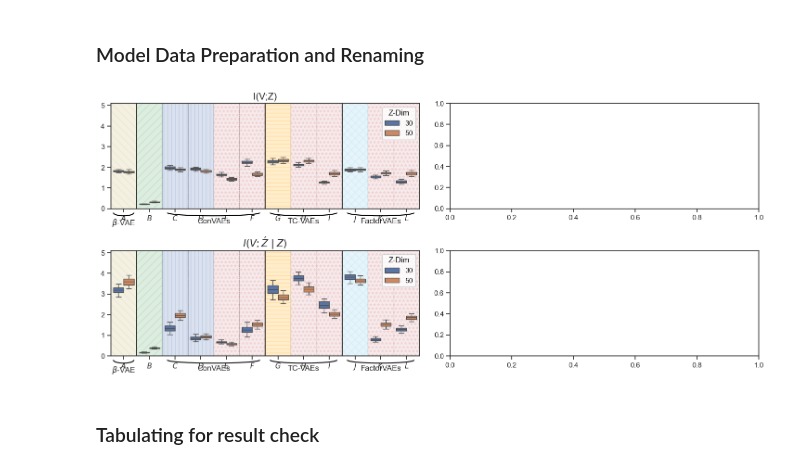
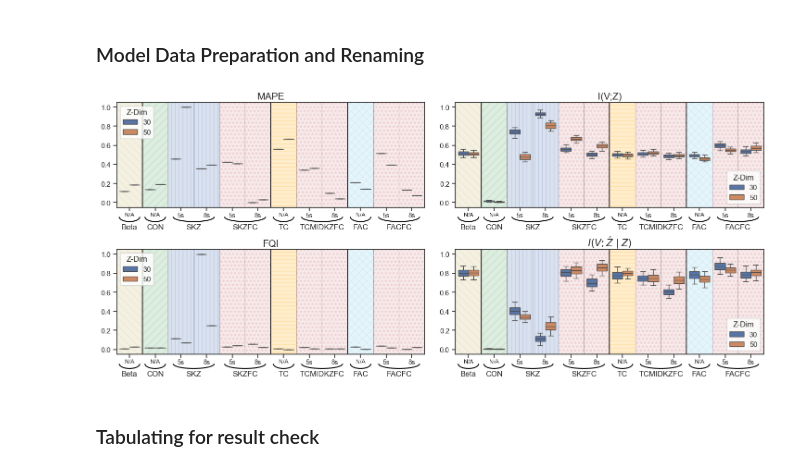
Before and after one commit to JunetaeKim/VABAM, a Jupyter notebook: VisualizationMetrics.ipynb, the cells around one changed output. Drawn from its saved outputs; the diff is of its cells as text; code cells hidden in the pictures.

```diff
--- a/VisualizationMetrics.ipynb
+++ b/VisualizationMetrics.ipynb
@@ -41,7 +41,7 @@ def add_underbrace(ax, center, text, width=2.0, height=0.2, y_offset=-0.15):
     ax.add_patch(arc)
 
     # Add the label text under the arc, disable clipping
-    text_artist = ax.text(center, y_offset - (height / 2)-0.1, text, ha='center', va='top', fontsize=12)
+    text_artist = ax.text(center, y_offset - (height / 2)-0.02, text, ha='center', va='top', fontsize=12)
     text_artist.set_clip_on(False)
 # %% [markdown]
 ### Aggregation of Mutual Information Tables for Model Evaluation
@@ -98,7 +109,7 @@ IITabList = ['BaseVAE_II_30',   'ConVAE_II_30', 'SKZ_II_30_500', 'SKZ_II_30_800'
 
 
 # Define a list of analytical metrics
-AnalMetricList = ['(1) I(V;Z)', '(2) $I(V; \\acute{Z} \\mid Z)$']
+AnalMetricList = ['(7) MAPE', '(8) FQI', '(i) I(V;Z)', '(ii) $I(V; \\acute{Z} \\mid Z)$']
 
 # Initialize a dictionary for renaming models
 ModelRename = {}
@@ -111,19 +122,20 @@ for model in MItableSet['Model'].unique():
 
     # Special renaming condition for models containing 'Base'
     if 'Base' in model:
-        ModelRename[model] = 'B-VAE'
+        ModelRename[model] = 'B-VAE_' +  ModelRename[model].split('_')[1]
 # %%
 # Set the table list for analysis and determine the NZ (New Zealand) list based on the first item in the list
-AnalTabList = IITabList  # Change to IITabList or ARTTabList as needed
+AnalTabList = ARTTabList  # Change to IITabList or ARTTabList as needed
 
 # Filter the MI table set for analysis based on the specified tables and metrics
-AnalMItableSet = MItableSet[(MItableSet['Model'].isin(AnalTabList)) & (MItableSet['Metrics'].isin(AnalMetricList))].reset_index(drop=True)
-AnalMItableSet['MetricNew'] = AnalMItableSet['Metrics'].str[4:]  # Extract new metric names
-metrics_categories = AnalMItableSet['MetricNew'].unique()
+AnaltableSet = AccMItab[(AccMItab['Model'].isin(AnalTabList)) & (AccMItab['Metrics'].isin(AnalMetricList))].reset_index(drop=True).copy()
+AnaltableSet['MetricNew'] = AnaltableSet['Metrics'].str.replace(r'\(\w+\)\s*', '', regex=True)
+AnaltableSet['Values'] = AnaltableSet.groupby('Metrics')['Values'].transform(lambda x: (x - x.min()) / (x.max() - x.min()))
+metrics_categories = ['MAPE','FQI', 'I(V;Z)', '$I(V; \\acute{Z} \\mid Z)$']
 
 # Rename models in the analysis table set and update the table list
-AnalMItableSet['Z-Dim'] = AnalMItableSet['Model'].apply(extract_dimension)
-AnalMItableSet['Model'] = AnalMItableSet['Model'].map(ModelRename)
+AnaltableSet['Z-Dim'] = AnaltableSet['Model'].apply(extract_dimension)
+AnaltableSet['Model'] = AnaltableSet['Model'].map(ModelRename)
 
 # Create a unique list 'UniqAnalTabList' that contains only the first occurrence of each item.
 AnalTabList = [ModelRename[item] if item in ModelRename else item for item in AnalTabList]
@@ -140,12 +152,12 @@ ModelLabels = [f'${letter}$' for letter in alphabet[:len(AnalTabList)]]
 DictModelLabel = {model: f'${alphabet[i]}$' for i, model in enumerate(UniqAnalTabList)}
 
 # Sort the DataFrame based on a created sorting key
-AnalMItableSet['SortKey'] = AnalMItableSet['Model'].map(DictModelLabel)
-AnalMItableSet = AnalMItableSet.sort_values(by='SortKey').drop(columns=['SortKey'])
+AnaltableSet['SortKey'] = AnaltableSet['Model'].map(DictModelLabel)
+AnaltableSet = AnaltableSet.sort_values(by='SortKey').drop(columns=['SortKey'])
 
 # Prepare for violin plot visualization
-global_min = AnalMItableSet['Values'].min()
-global_max = AnalMItableSet['Values'].max()
+global_min = AnaltableSet['Values'].min()
+global_max = AnaltableSet['Values'].max()
 total_models = len(AnalTabList)
 fixed_palette = sns.color_palette("Set2", total_models)
 
@@ -156,10 +168,11 @@ sns.set(style="ticks")
 fig, axes = plt.subplots(2, 2, figsize=(18, 8))  # Adjust the figure size as needed
 axes = axes.flatten(order='F')  # Flatten the 2D array of axes into 1D for easy iteration
 
+PlotIdx = 0
 # Plotting logic for each subplot
 for i, metric in enumerate(metrics_categories):
     ax = axes[i]
-    Subset = AnalMItableSet[AnalMItableSet['MetricNew'] == metric]
+    Subset = AnaltableSet[AnaltableSet['MetricNew'] == metric]
 
     # Sort models alphabetically based on the labels
     unique_models_subset = sorted(Subset['Model'].unique(), key=lambda x: DictModelLabel.get(x, ''))
@@ -170,7 +183,6 @@ for i, metric in enumerate(metrics_categories):
             ax.axvline(x=line_pos, color='black', linestyle='-', linewidth=1.2)
         else:
             ax.axvline(x=line_pos, color='grey', linestyle='--', linewidth=0.5)
-
 
         if 'B-VAE' in unique_models_subset[num]:
             ax.axvspan(line_pos-1., line_pos, facecolor='y', alpha=0.2, hatch='\\\\', edgecolor='y')
@@ -181,60 +193,66 @@ for i, metric in enumerate(metrics_categories):
         elif  'FACVAE_' in unique_models_subset[num]:
             ax.axvspan(line_pos-1., line_pos, facecolor='skyblue', alpha=0.2, hatch='xx', edgecolor='skyblue')
         elif  'SKZ_' in unique_models_subset[num]:
             ax.axvspan(line_pos-1., line_pos, facecolor='b', alpha=0.2, hatch='||', edgecolor='b')
         else:
             ax.axvspan(line_pos-1., line_pos, facecolor='r', alpha=0.1, hatch='**', edgecolor='r')
 
     sns.boxplot(x='Model', y='Values', hue='Z-Dim', data=Subset, ax=ax, showfliers=False, whis=[5, 95], hue_order=['30', '50'])
+    if PlotIdx <= 1:
+        ax.legend(title='Z-Dim',  loc='upper left')
+    else:
+        ax.legend(title='Z-Dim',  loc='lower right')
 
-    if 'ART' in AnalMItableSet['Model'][0]:
-        y_offset = -0.35
+    if 'ART' in AnaltableSet['Model'][0]:
+        y_offset = -0.15
     else:
-        y_offset = -0.2
+        y_offset = -0.15
 
     # Add underbraces with the function
-    add_underbrace(ax, 0, '$\\beta$-VAE', width=0.8, height=0.3 ,y_offset=y_offset)
-    add_underbrace(ax, 3.5, 'ConVAEs', width=3.6, height=0.3 ,y_offset=y_offset)
-    add_underbrace(ax, 7, 'TC-VAEs', width=2.6, height=0.3 ,y_offset=y_offset)
-    add_underbrace(ax, 10, 'FactorVAEs', width=2.6, height=0.3 ,y_offset=y_offset)
+    add_underbrace(ax, 0, 'Beta', width=0.8, height=0.1 ,y_offset=y_offset)
+    add_underbrace(ax, 1., 'CON', width=0.8, height=0.1 ,y_offset=y_offset)
+    add_underbrace(ax, 2.5, 'SKZ', width=1.6, height=0.1 ,y_offset=y_offset)
+    add_underbrace(ax, 4.5, 'SKZFC', width=1.6, height=0.1 ,y_offset=y_offset)
+    add_underbrace(ax, 6., 'TC', width=0.8, height=0.1 ,y_offset=y_offset)
+    add_underbrace(ax, 7.5, 'TCMIDKZFC', width=1.6, height=0.1 ,y_offset=y_offset)
+    add_underbrace(ax, 9., 'FAC', width=0.8, height=0.1 ,y_offset=y_offset)
+    add_underbrace(ax, 10.5, 'FACFC', width=1.6, height=0.1 ,y_offset=y_offset)
 
-    ax.set_title(metric , fontsize=15)
+    ax.set_title(metric , fontsize=15, pad=5)
     ax.set_xlabel('')
     ax.set_ylabel('')
-    ax.set_xticks(range(NumModels))
-    ax.set_xticklabels([DictModelLabel[model] for model in unique_models_subset])
-    if 'ART' in AnalMItableSet['Model'][0]:
-        ax.set_ylim([0, 5.1])
-    elif 'II' in AnalMItableSet['Model'][0]:
-        ax.set_ylim([0, 5.1])
+    #ax.set_xticks(range(NumModels))
+    #ax.set_xticklabels([DictModelLabel[model] for model in unique_models_subset])
+    ax.set_xticklabels('')
+
+    ax.set_ylim([-0.05, 1.05])
+    PlotIdx += 1
+
+    ax.text(0, -0.1, 'N/A', ha='center', va='top', fontsize=9)
+    ax.text(1, -0.1, 'N/A', ha='center', va='top', fontsize=9)
+    ax.text(6, -0.1, 'N/A', ha='center', va='top', fontsize=9)
+    ax.text(9, -0.1, 'N/A', ha='center', va='top', fontsize=9)
+
+    for num, line_pos in enumerate ([2, 4, 7,10]):
+        ax.text(line_pos, -0.1, '5s', ha='center', va='top', fontsize=10)
+        ax.text(line_pos+1, -0.1, '8s', ha='center', va='top', fontsize=10)
 
 # Adjust subplot parameters to give specified padding
 plt.subplots_adjust(bottom=0.2, wspace=0.1, hspace=0.4)
 
 # Prepare and sort labels
 sorted_labels = sorted(DictModelLabel.items(), key=lambda x: x[1])
 
-# Determine positions for two rows and six columns
-positions = []
-for i in range(5):  # Two rows
-    for j in range(5):  # Six columns
-        x = 0.19 + j * 0.131  # Adjust horizontal spacing and starting position as needed
-        y = 0.08 - i * 0.045  # Adjust vertical spacing and starting position as needed
-        positions.append((x, y))
-
-# Set the limits of the y-axis to make room for the underbraces
-ax.set_ylim(bottom=0)
 
 
-
-if 'ART' in AnalMItableSet['Model'][0]:
+if 'ART' in AnaltableSet['Model'][0]:
     plt.savefig('./EvalResults/Figures/VP_ART.png', bbox_inches='tight')
 else:
     plt.savefig('./EvalResults/Figures/VP_II.png', bbox_inches='tight')
 
 plt.show()
 # %% [output]
-[figure, old version]
+[figure, new version]
 # %% [markdown]
 ### Tabulating for result check
 # %%
```
Also changed, not shown: parts of 22 cells of this notebook.
